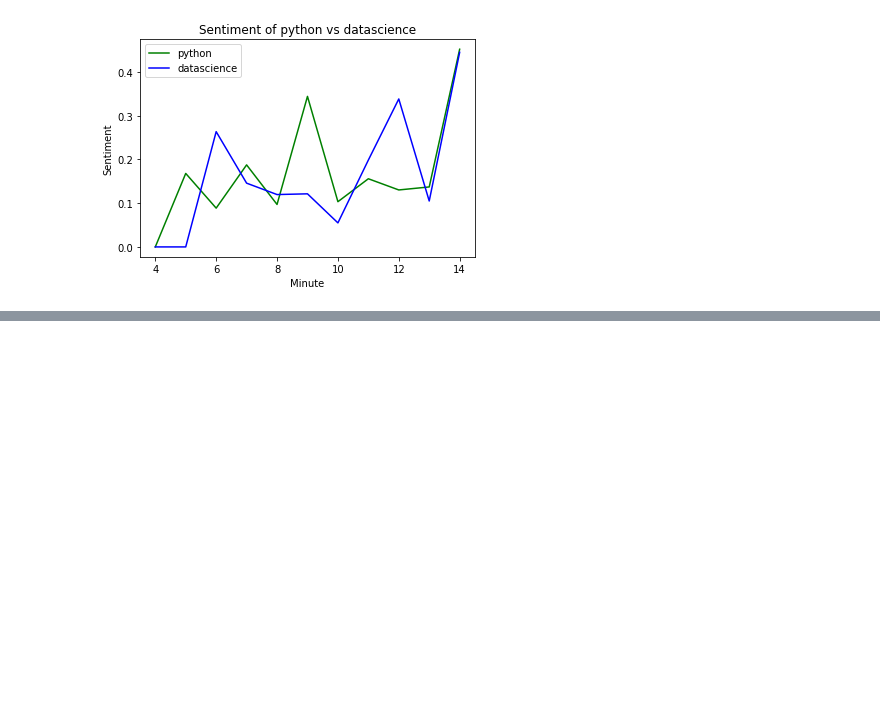
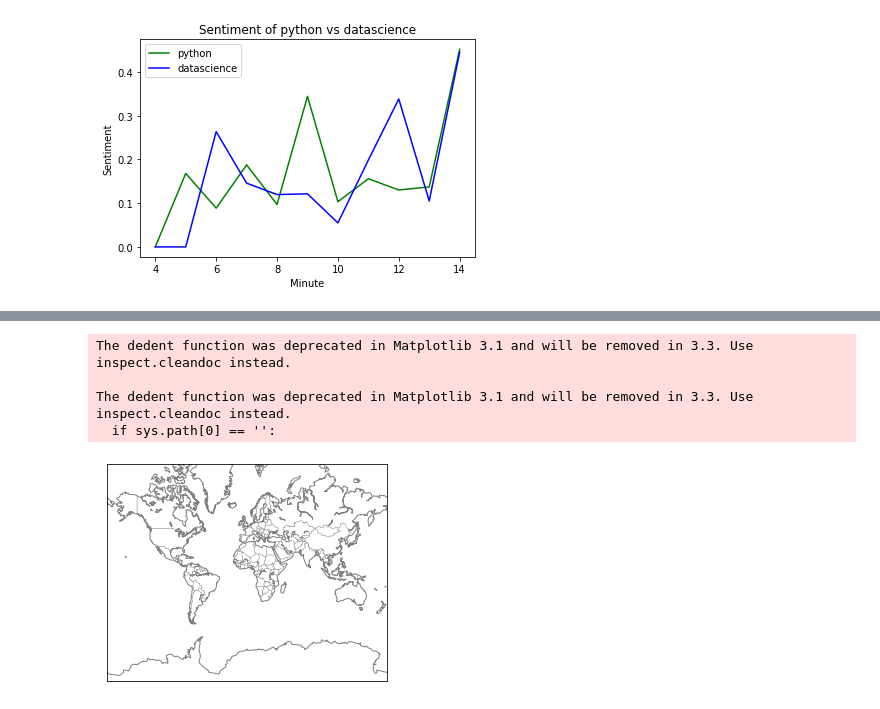
Before and after one commit to kaymal/twitter-analysis, a Jupyter notebook: Analyzing Twitter Data with Python.ipynb, the cells around one changed output, grey strips where cells are left out. Saved outputs shown, nothing was run; the diff lists cells and outputs as text; code cells hidden in the pictures; blank space fills up the shorter version.

```diff
--- a/Analyzing Twitter Data with Python.ipynb
+++ b/Analyzing Twitter Data with Python.ipynb
@@ -766,0 +1121,23 @@ plt.show()
+# %%
+m = Basemap(projection='merc',
+        llcrnrlat=-80,
+        urcrnrlat=80,
+        llcrnrlon=-180,
+        urcrnrlon=180,
+        resolution='c')
+
+# Draw continents in white,
+# coastlines and countries in gray
+m.fillcontinents(color='white')
+m.drawcoastlines(color='gray')
+m.drawcountries(color='gray')
+
+# Draw the states and show the plot
+#m.drawstates(color='gray')
+plt.show()
+# %% [output]
+The dedent function was deprecated in Matplotlib 3.1 and will be removed in 3.3. Use inspect.cleandoc instead.
+
+The dedent function was deprecated in Matplotlib 3.1 and will be removed in 3.3. Use inspect.cleandoc instead.
+  if sys.path[0] == '':
+[figure, added]
```
Also changed, not shown: parts of 50 cells of this notebook.
